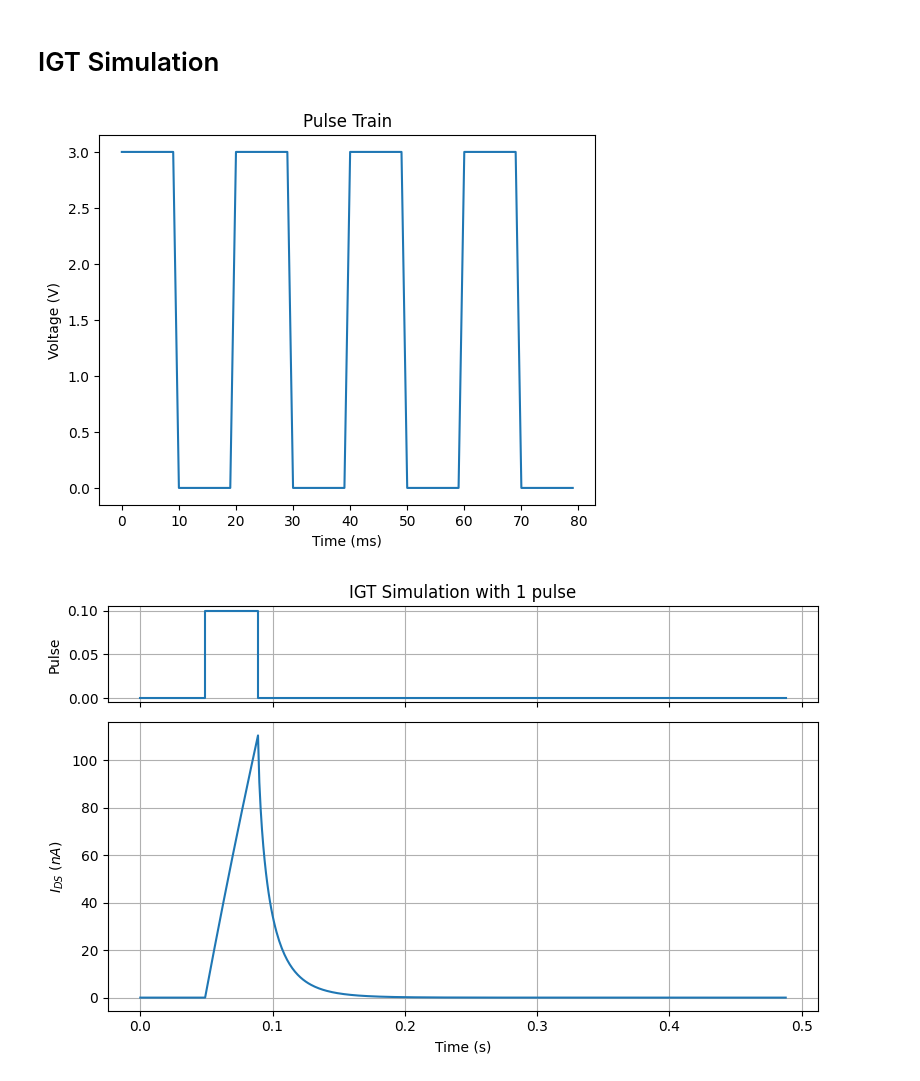
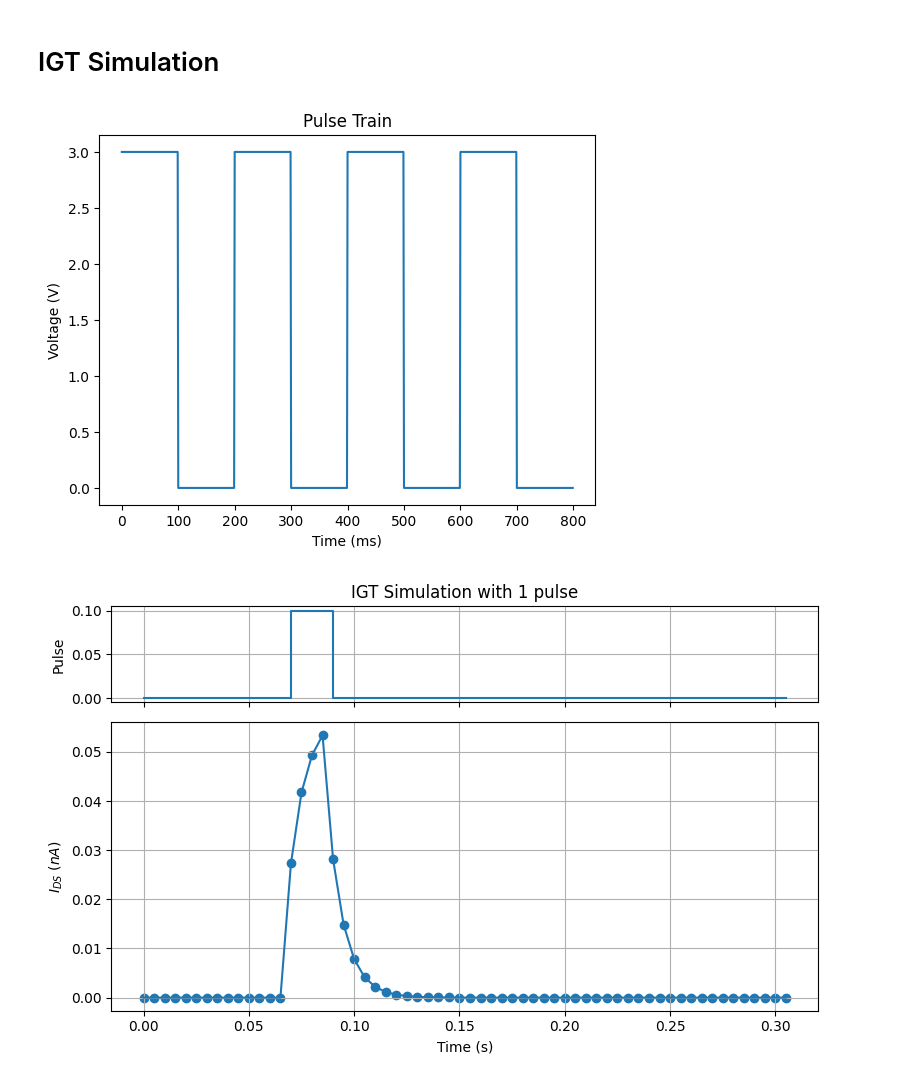
Before and after one commit to FipaLipe/IRIS, a Jupyter notebook: IGT_Simulation.ipynb, the cells around one changed output. Drawn from its saved outputs; the diff is of its cells as text; code cells hidden in the pictures.

```diff
--- a/IGT_Simulation.ipynb
+++ b/IGT_Simulation.ipynb
@@ -4,7 +4,7 @@
 import numpy as np
 import matplotlib.pyplot as plt
 # %%
-TIME_RESOLUTION = 0.001
+TIME_RESOLUTION = 0.01
 # %%
 def create_pulse_train(basic_voltage, pulse_voltage, pulse_duration, interval_duration, pulse_quantity):
     train_length = (pulse_duration + interval_duration) * pulse_quantity
@@ -32,5 +32,5 @@ plt.xlabel("Time (ms)")
 plt.ylabel("Voltage (V)")
 plt.show()
 # %% [output]
-[figure, old version]
+[figure, new version]
 # %%
@@ -58,45 +81,20 @@ def generate_out_current(pulse_train, k, beta, tau, tau_dl):
 
     return out_current
 # %%
-BETA = 0.74
-TAU = 0.009 #ms
-TAU_DL = 0.257 #ms
-K = 766 #nA
+BETA = 0.76
+TAU = 9/1000 #ms
+TAU_DL = 257 #ms
+K = 700 #nA
 # %%
+TIME_RESOLUTION = 0.005
+
 pulse_train = np.concatenate((
-    np.zeros(49),
-    create_pulse_train(0, 0.1, 40, 0, 1),
-    np.zeros(400)
+    np.zeros(14),
+    create_pulse_train(0, 0.1, 4, 0, 1),
+    np.zeros(44)
 ))
 
-# pulse_train = np.repeat(pulse_train, 1000)
-
-out_current = generate_out_current(pulse_train, K, BETA, TAU, TAU_DL)
-
-time = np.arange(len(out_current)) * TIME_RESOLUTION
-
-fig, (ax1, ax2) = plt.subplots(
-    2, 1,
-    figsize=(8, 5),
-    sharex=True,
-    gridspec_kw={"height_ratios": [1, 3]}
-)
-
-# Pulse train (parte superior)
-ax1.step(time, pulse_train, where="post")
-ax1.set_ylabel("Pulse")
-ax1.set_title("IGT Simulation with 1 pulse")
-ax1.grid(True)
-
-# Corrente de saída (parte inferior)
-ax2.plot(time, out_current)
-# ax2.scatter(time, out_current)
-ax2.set_xlabel("Time (s)")
-ax2.set_ylabel(r"$I_{DS}\ (nA)$")
-ax2.grid(True)
-
-plt.tight_layout()
-plt.show()
+out_current = generate_out_current(pulse_train, K, BETA, TAU, TAU_DL, 0, True, "IGT Simulation with 1 pulse")
 # %% [output]
-[figure, old version]
+[figure, new version]
 # %%
```
Also changed, not shown: parts of 13 cells of this notebook.
